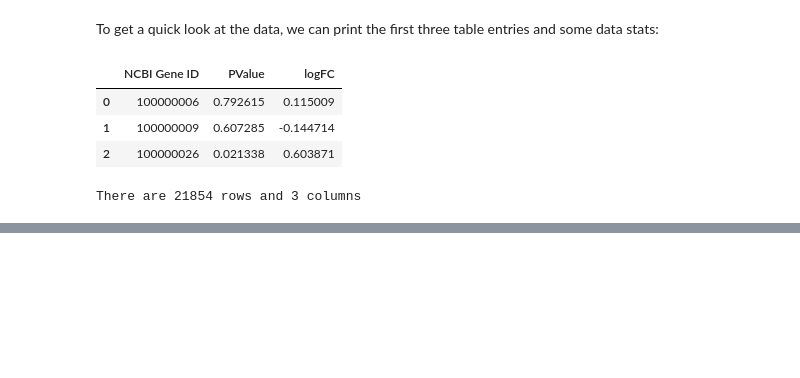
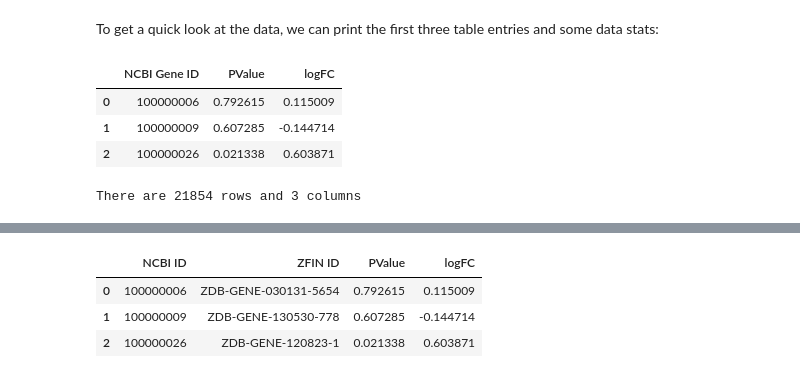
Before and after one commit to sdsucomptox/danrerlib, a Jupyter notebook: tutorials/perform_gene_id_mapping.ipynb, the cells around one changed output, grey strips where cells are left out. Drawn from its saved outputs; the diff is of its cells as text; code cells hidden in the pictures; blank space fills up the shorter version.

```diff
--- a/tutorials/perform_gene_id_mapping.ipynb
+++ b/tutorials/perform_gene_id_mapping.ipynb
@@ -269,0 +291,4 @@ There are 21854 rows and 3 columns
+# %%
+data_file_path = Path('data/test_data/test_set_invalid_col_name.txt')
+data = pd.read_csv(data_file_path, sep='\t')
+data.head(3)
@@ -269,0 +302,11 @@ There are 21854 rows and 3 columns
+# %%
+id_from = 'NCBI Gene ID'
+id_to = 'ZFIN ID'
+column_name_with_ids = 'NCBI ID'
+new_data = mapping.add_mapped_column(data, id_from, id_to, column_name_with_ids)
+new_data.head(3)
+# %% [output]
+|  | NCBI ID | ZFIN ID | PValue | logFC |
+| 0 | 100000006 | ZDB-GENE-030131-5654 | 0.792615 | 0.115009 |
+| 1 | 100000009 | ZDB-GENE-130530-778 | 0.607285 | -0.144714 |
+| 2 | 100000026 | ZDB-GENE-120823-1 | 0.021338 | 0.603871 |
```
Also changed, not shown: parts of 11 cells of this notebook, 5 other files.
